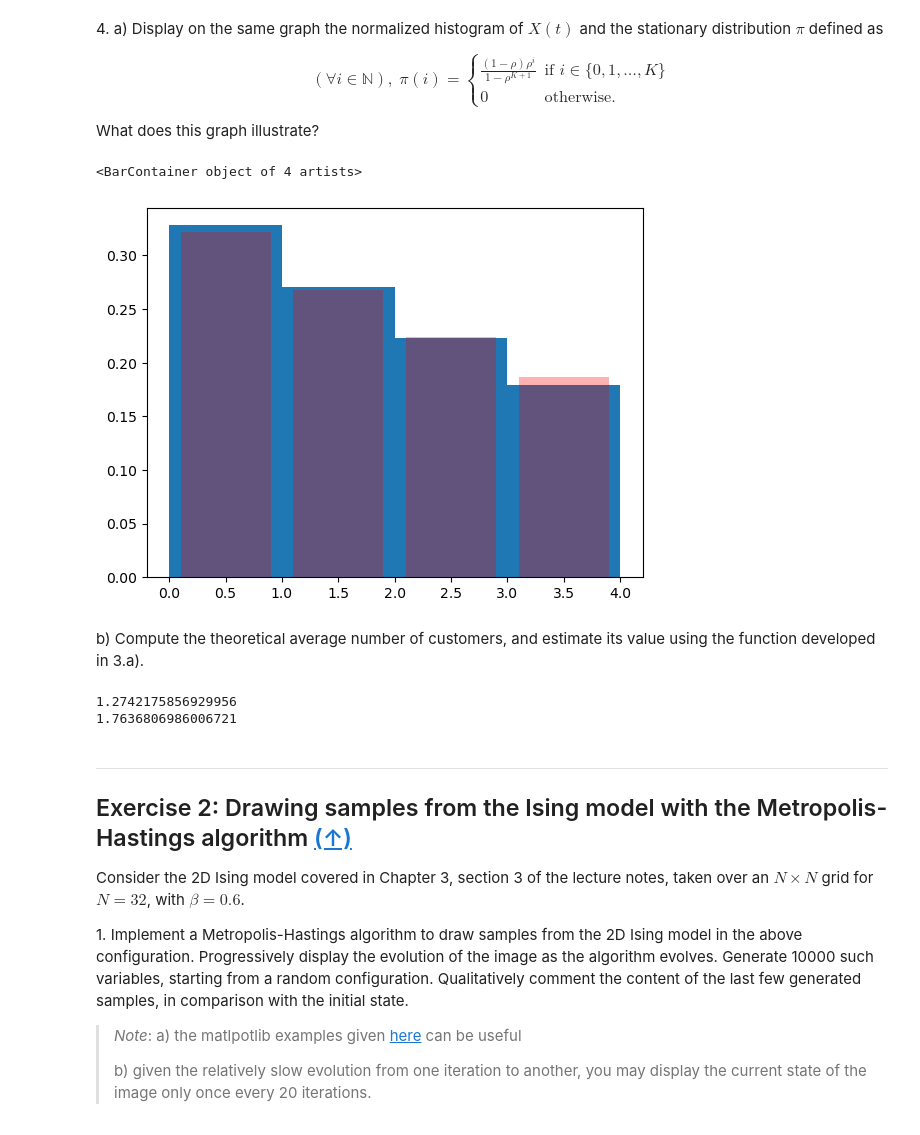
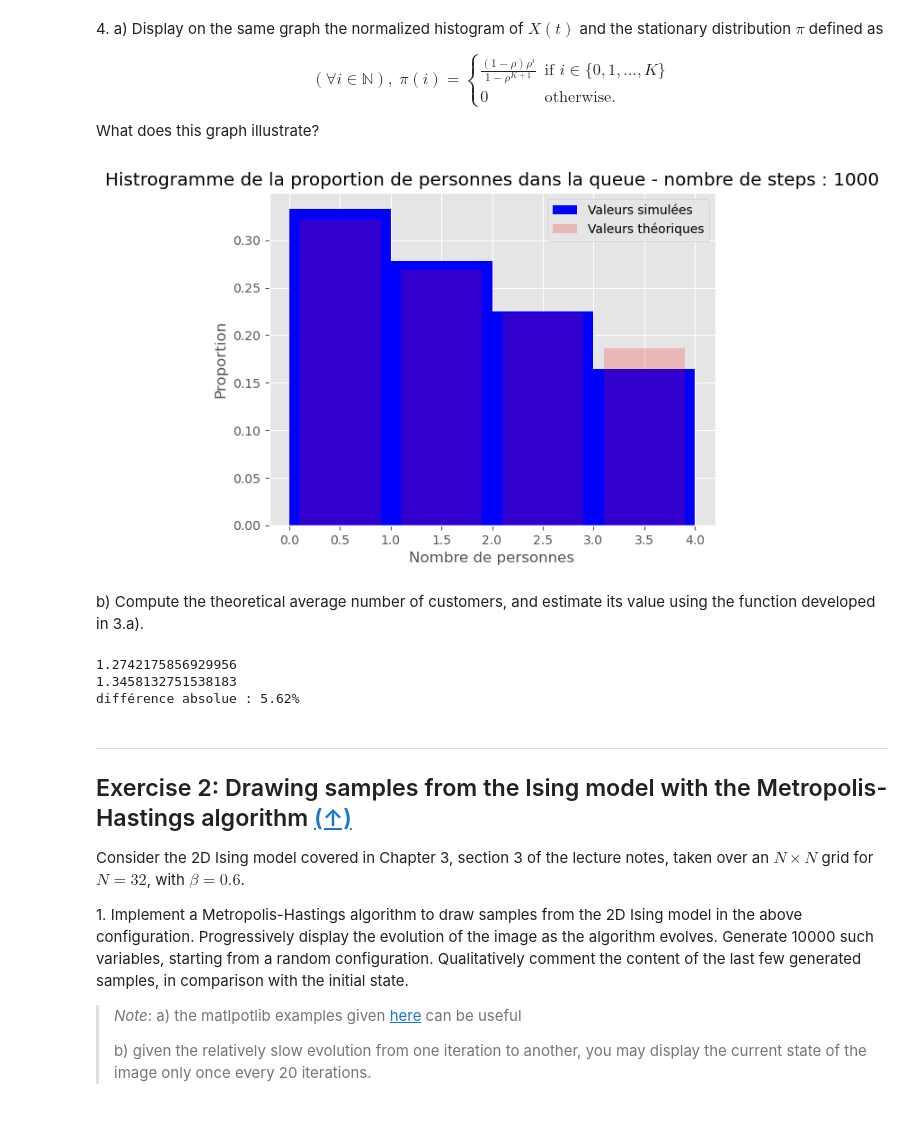
Before and after one commit to VictorNiaussat/MarkovChain, a Jupyter notebook: lab2_markov_students/lab2_notebook.ipynb, the cells around one changed output. Drawn from its saved outputs; the diff is of its cells as text; code cells hidden in the pictures.

```diff
--- a/lab2_markov_students/lab2_notebook.ipynb
+++ b/lab2_markov_students/lab2_notebook.ipynb
@@ -219,14 +177,3 @@ $$
 $$
 
 What does this graph illustrate?
-# %%
-stationary_distrib_mm1K = lambda i,rho_mm1K,K : ((1-rho_mm1K)*rho_mm1K**i) / (1-rho_mm1K**(K+1)) *(i<=K)
-valeurs_prises_mm1K= np.unique(X_mm1K)
-
-
-#,bins=valeurs_prises_mm1K
-a,bins, _= plt.hist(X_mm1K[:-1],bins=range(K+2),density=True,weights=np.diff(T_mm1K))
-plt.bar(valeurs_prises_mm1K+0.5,stationary_distrib_mm1K(valeurs_prises_mm1K,rho_mm1K,K),alpha=0.3,color='r')
-# %% [output]
-<BarContainer object of 4 artists>
-[figure, removed]
@@ -236,3 +180,7 @@ def theorical_mean(rho_mm1K,K):
+# %%
+plotHistogrammK(X=X_mm1K,weights=T_mm1K,rho=rho_mm1K,K=K,alpha=0.2,step_numbers=niter,affiche_step=True)
+# %% [output]
+[figure, added]
 # %% [markdown]
 b) Compute the theoretical average number of customers, and estimate its value using the function developed in 3.a). <!--(see TD3, exercise 3)-->
 # %%
@@ -240,9 +188,11 @@ theorical_value_mm1K = theorical_mean(rho_mm1K,K)
 empirical_value_mm1K = np.average(X_mm1K,weights=T_mm1K)
 print(theorical_value_mm1K)
 print(empirical_value_mm1K)
+print(f"différence absolue : {round((np.abs(empirical_value_mm1K-theorical_value_mm1K)/theorical_value_mm1K)*100,2)}%")
 # %% [output]
 1.2742175856929956
-1.7636806986006721
+1.3458132751538183
+différence absolue : 5.62%
 # %% [markdown]
 ---
 ## <a name="ex2">Exercise 2: Drawing samples from the Ising model with the Metropolis-Hastings algorithm</a> [(&#8593;)](#content)
```
Also changed, not shown: parts of 18 cells of this notebook, 1 other file.
